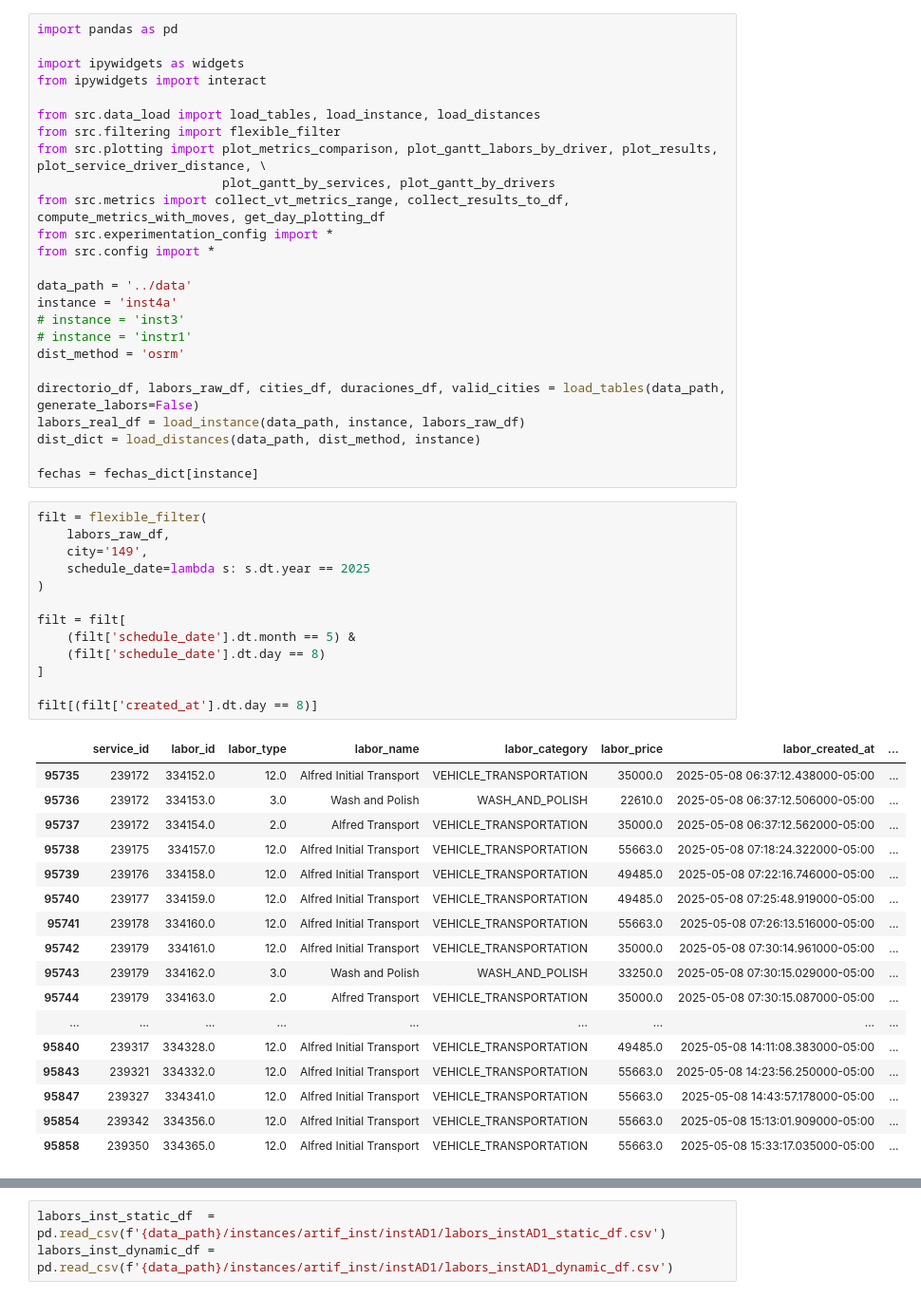
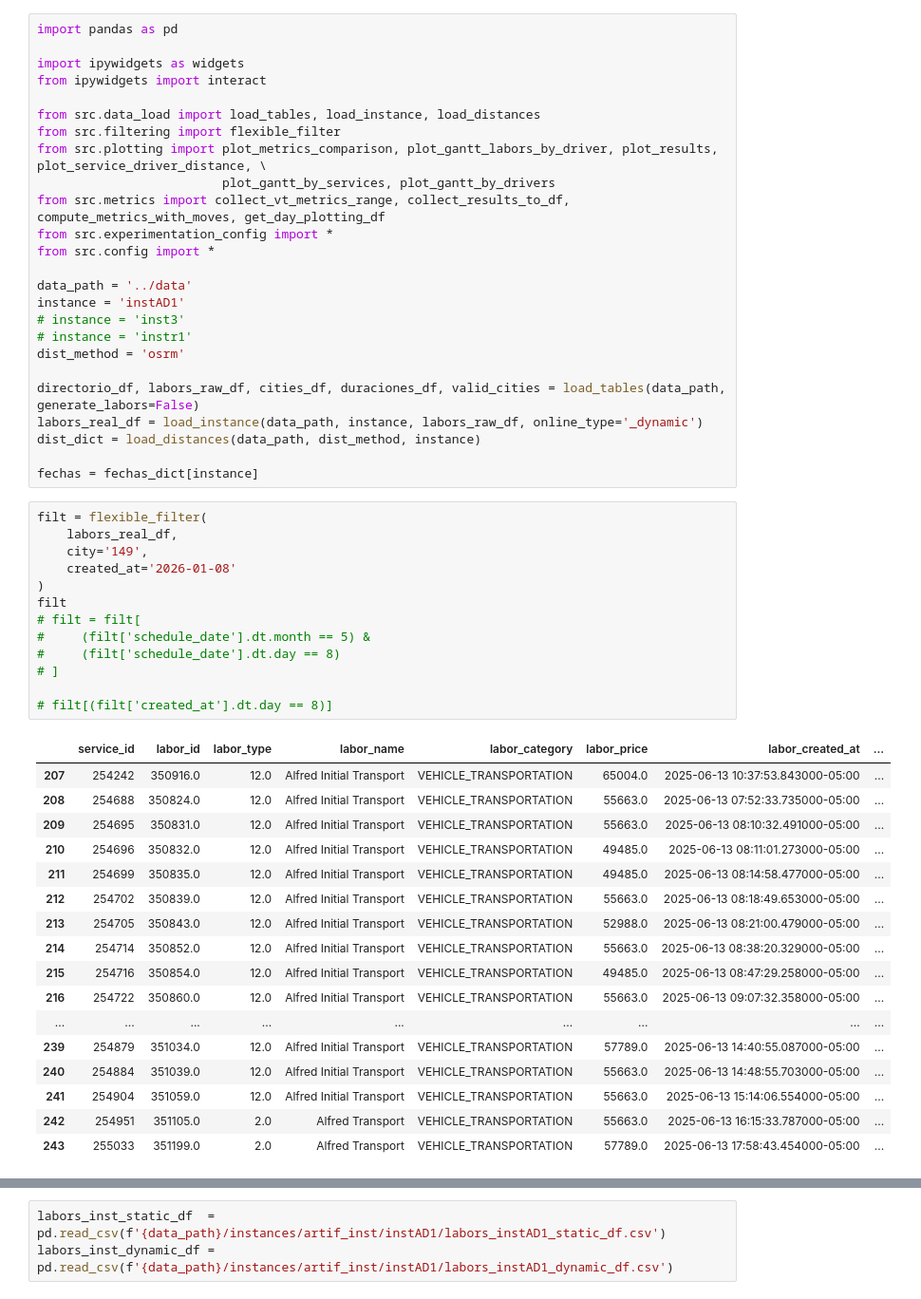
Before and after one commit to juanbeta98/Alfred, a Jupyter notebook: code/dynamic_instances_analysis.ipynb, the cells around one changed output, grey strips where cells are left out. Shown: that part at 95% size. Cells and saved outputs as stored; diff of their text form.

```diff
--- a/code/dynamic_instances_analysis.ipynb
+++ b/code/dynamic_instances_analysis.ipynb
@@ -13,44 +13,44 @@ from src.experimentation_config import *
 from src.config import *
 
 data_path = '../data'
-instance = 'inst4a'
+instance = 'instAD1'
 # instance = 'inst3'
 # instance = 'instr1'
 dist_method = 'osrm'
 
 directorio_df, labors_raw_df, cities_df, duraciones_df, valid_cities = load_tables(data_path, generate_labors=False)
-labors_real_df = load_instance(data_path, instance, labors_raw_df)
+labors_real_df = load_instance(data_path, instance, labors_raw_df, online_type='_dynamic')
 dist_dict = load_distances(data_path, dist_method, instance)
 
 fechas = fechas_dict[instance]
 # %%
 filt = flexible_filter(
-    labors_raw_df,
+    labors_real_df,
     city='149',
-    schedule_date=lambda s: s.dt.year == 2025
+    created_at='2026-01-08'
 )
+filt
+# filt = filt[
+#     (filt['schedule_date'].dt.month == 5) &
+#     (filt['schedule_date'].dt.day == 8)
+# ]
 
-filt = filt[
-    (filt['schedule_date'].dt.month == 5) &
-    (filt['schedule_date'].dt.day == 8)
-]
-
-filt[(filt['created_at'].dt.day == 8)]
+# filt[(filt['created_at'].dt.day == 8)]
 # %% [output]
 |  | service_id | labor_id | labor_type | labor_name | labor_category | labor_price | labor_created_at | ... |
-| 95735 | 239172 | 334152.0 | 12.0 | Alfred Initial Transport | VEHICLE_TRANSPORTATION | 35000.0 | 2025-05-08 06:37:12.438000-05:00 | ... |
-| 95736 | 239172 | 334153.0 | 3.0 | Wash and Polish | WASH_AND_POLISH | 22610.0 | 2025-05-08 06:37:12.506000-05:00 | ... |
-| 95737 | 239172 | 334154.0 | 2.0 | Alfred Transport | VEHICLE_TRANSPORTATION | 35000.0 | 2025-05-08 06:37:12.562000-05:00 | ... |
-| 95738 | 239175 | 334157.0 | 12.0 | Alfred Initial Transport | VEHICLE_TRANSPORTATION | 55663.0 | 2025-05-08 07:18:24.322000-05:00 | ... |
-| 95739 | 239176 | 334158.0 | 12.0 | Alfred Initial Transport | VEHICLE_TRANSPORTATION | 49485.0 | 2025-05-08 07:22:16.746000-05:00 | ... |
-| 95740 | 239177 | 334159.0 | 12.0 | Alfred Initial Transport | VEHICLE_TRANSPORTATION | 49485.0 | 2025-05-08 07:25:48.919000-05:00 | ... |
-| 95741 | 239178 | 334160.0 | 12.0 | Alfred Initial Transport | VEHICLE_TRANSPORTATION | 55663.0 | 2025-05-08 07:26:13.516000-05:00 | ... |
-| 95742 | 239179 | 334161.0 | 12.0 | Alfred Initial Transport | VEHICLE_TRANSPORTATION | 35000.0 | 2025-05-08 07:30:14.961000-05:00 | ... |
-| 95743 | 239179 | 334162.0 | 3.0 | Wash and Polish | WASH_AND_POLISH | 33250.0 | 2025-05-08 07:30:15.029000-05:00 | ... |
-| 95744 | 239179 | 334163.0 | 2.0 | Alfred Transport | VEHICLE_TRANSPORTATION | 35000.0 | 2025-05-08 07:30:15.087000-05:00 | ... |
+| 207 | 254242 | 350916.0 | 12.0 | Alfred Initial Transport | VEHICLE_TRANSPORTATION | 65004.0 | 2025-06-13 10:37:53.843000-05:00 | ... |
+| 208 | 254688 | 350824.0 | 12.0 | Alfred Initial Transport | VEHICLE_TRANSPORTATION | 55663.0 | 2025-06-13 07:52:33.735000-05:00 | ... |
+| 209 | 254695 | 350831.0 | 12.0 | Alfred Initial Transport | VEHICLE_TRANSPORTATION | 55663.0 | 2025-06-13 08:10:32.491000-05:00 | ... |
+| 210 | 254696 | 350832.0 | 12.0 | Alfred Initial Transport | VEHICLE_TRANSPORTATION | 49485.0 | 2025-06-13 08:11:01.273000-05:00 | ... |
+| 211 | 254699 | 350835.0 | 12.0 | Alfred Initial Transport | VEHICLE_TRANSPORTATION | 49485.0 | 2025-06-13 08:14:58.477000-05:00 | ... |
+| 212 | 254702 | 350839.0 | 12.0 | Alfred Initial Transport | VEHICLE_TRANSPORTATION | 55663.0 | 2025-06-13 08:18:49.653000-05:00 | ... |
+| 213 | 254705 | 350843.0 | 12.0 | Alfred Initial Transport | VEHICLE_TRANSPORTATION | 52988.0 | 2025-06-13 08:21:00.479000-05:00 | ... |
+| 214 | 254714 | 350852.0 | 12.0 | Alfred Initial Transport | VEHICLE_TRANSPORTATION | 55663.0 | 2025-06-13 08:38:20.329000-05:00 | ... |
+| 215 | 254716 | 350854.0 | 12.0 | Alfred Initial Transport | VEHICLE_TRANSPORTATION | 49485.0 | 2025-06-13 08:47:29.258000-05:00 | ... |
+| 216 | 254722 | 350860.0 | 12.0 | Alfred Initial Transport | VEHICLE_TRANSPORTATION | 55663.0 | 2025-06-13 09:07:32.358000-05:00 | ... |
 | ... | ... | ... | ... | ... | ... | ... | ... | ... |
-| 95840 | 239317 | 334328.0 | 12.0 | Alfred Initial Transport | VEHICLE_TRANSPORTATION | 49485.0 | 2025-05-08 14:11:08.383000-05:00 | ... |
-| 95843 | 239321 | 334332.0 | 12.0 | Alfred Initial Transport | VEHICLE_TRANSPORTATION | 55663.0 | 2025-05-08 14:23:56.250000-05:00 | ... |
-| 95847 | 239327 | 334341.0 | 12.0 | Alfred Initial Transport | VEHICLE_TRANSPORTATION | 55663.0 | 2025-05-08 14:43:57.178000-05:00 | ... |
-| 95854 | 239342 | 334356.0 | 12.0 | Alfred Initial Transport | VEHICLE_TRANSPORTATION | 55663.0 | 2025-05-08 15:13:01.909000-05:00 | ... |
-| 95858 | 239350 | 334365.0 | 12.0 | Alfred Initial Transport | VEHICLE_TRANSPORTATION | 55663.0 | 2025-05-08 15:33:17.035000-05:00 | ... |
+| 239 | 254879 | 351034.0 | 12.0 | Alfred Initial Transport | VEHICLE_TRANSPORTATION | 57789.0 | 2025-06-13 14:40:55.087000-05:00 | ... |
+| 240 | 254884 | 351039.0 | 12.0 | Alfred Initial Transport | VEHICLE_TRANSPORTATION | 55663.0 | 2025-06-13 14:48:55.703000-05:00 | ... |
+| 241 | 254904 | 351059.0 | 12.0 | Alfred Initial Transport | VEHICLE_TRANSPORTATION | 55663.0 | 2025-06-13 15:14:06.554000-05:00 | ... |
+| 242 | 254951 | 351105.0 | 2.0 | Alfred Transport | VEHICLE_TRANSPORTATION | 55663.0 | 2025-06-13 16:15:33.787000-05:00 | ... |
+| 243 | 255033 | 351199.0 | 2.0 | Alfred Transport | VEHICLE_TRANSPORTATION | 57789.0 | 2025-06-13 17:58:43.454000-05:00 | ... |
```
Also changed, not shown: parts of 4 cells of this notebook, 5 other files.
